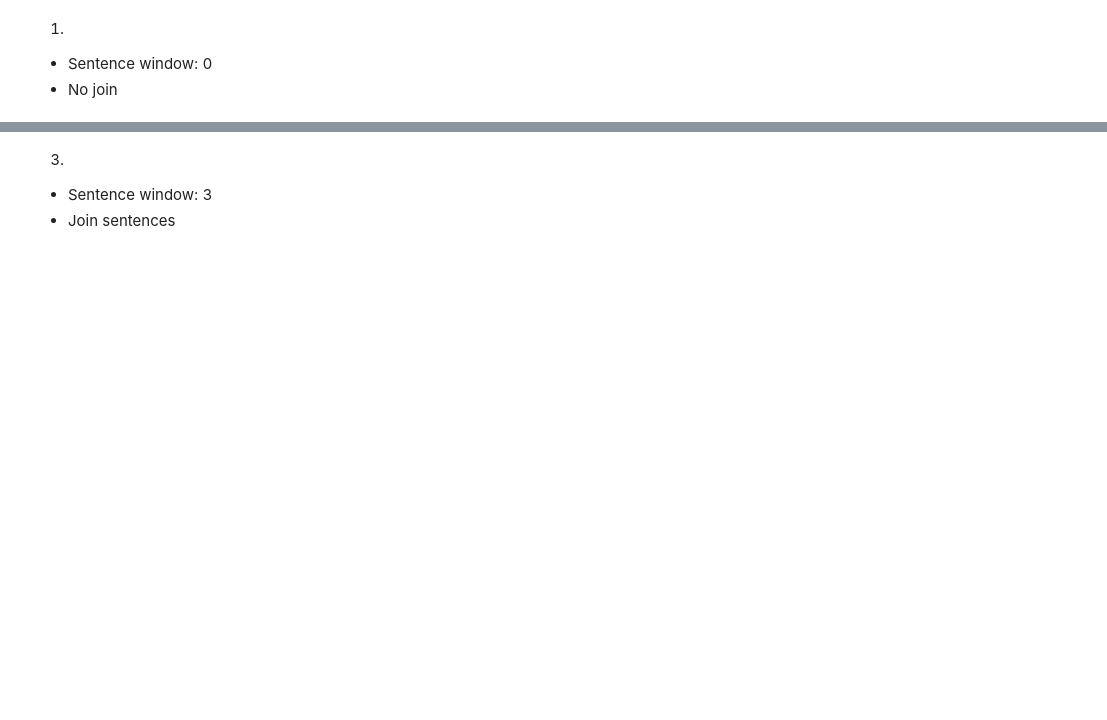
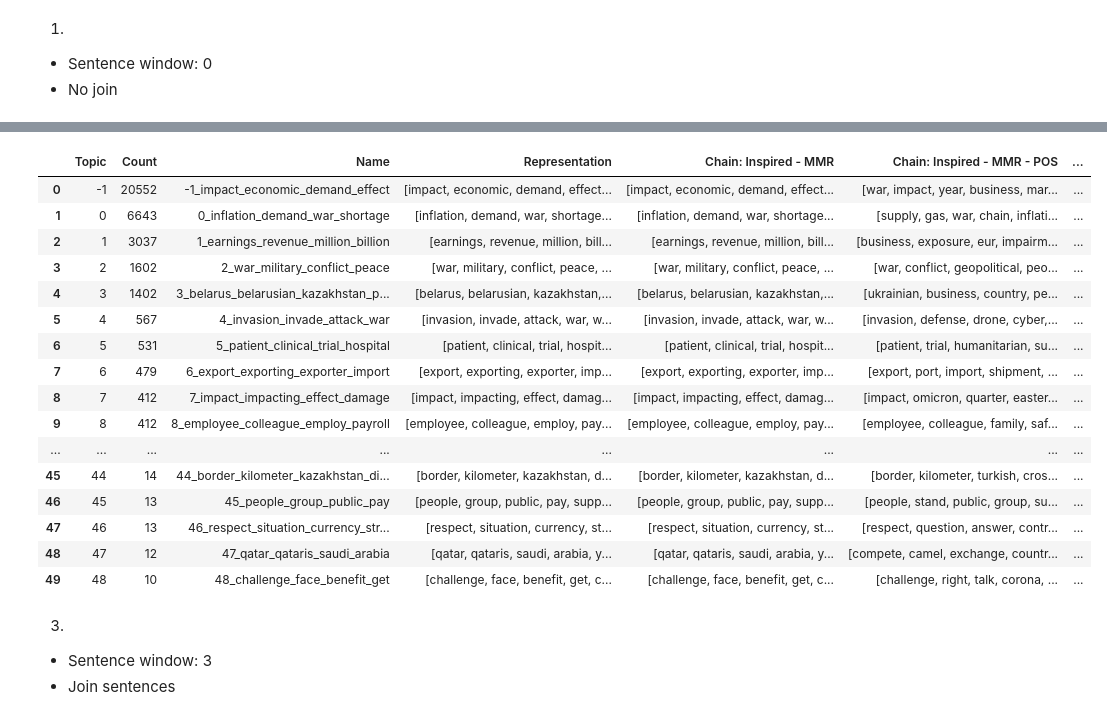
Before and after one commit to falseAzure/infineac, a Jupyter notebook: notebooks/infineac.ipynb, the cells around one changed output, grey strips where cells are left out. Saved outputs shown, nothing was run; the diff lists cells and outputs as text; code cells hidden in the pictures; blank space fills up the shorter version.

```diff
--- a/notebooks/infineac.ipynb
+++ b/notebooks/infineac.ipynb
@@ -518,0 +545,2 @@ topic_model_0_join.get_topic_info().to_csv("topic_model_0_join.csv")
+# %%
+topic_model_0_join_50, topics_0_join_50, probs_0_join_50 = topic_extractor.bert_advanced(corpus_window_0_join_df['processed_text'].to_list(), representation_model=representation_model, embedding_model=sentence_model_light, nr_topics=50)
@@ -519,3 +568,23 @@ topic_model_0_join.get_topic_info().to_csv("topic_model_0_join.csv")
+# %%
+topic_model_0_join_50.get_topic_info()
+# %% [output]
+|  | Topic | Count | Name | Representation | Chain: Inspired - MMR | Chain: Inspired - MMR - POS | ... |
+| 0 | -1 | 20552 | -1_impact_economic_demand_effect | [impact, economic, demand, effect... | [impact, economic, demand, effect... | [war, impact, year, business, mar... | ... |
+| 1 | 0 | 6643 | 0_inflation_demand_war_shortage | [inflation, demand, war, shortage... | [inflation, demand, war, shortage... | [supply, gas, war, chain, inflati... | ... |
+| 2 | 1 | 3037 | 1_earnings_revenue_million_billion | [earnings, revenue, million, bill... | [earnings, revenue, million, bill... | [business, exposure, eur, impairm... | ... |
+| 3 | 2 | 1602 | 2_war_military_conflict_peace | [war, military, conflict, peace, ... | [war, military, conflict, peace, ... | [war, conflict, geopolitical, peo... | ... |
+| 4 | 3 | 1402 | 3_belarus_belarusian_kazakhstan_p... | [belarus, belarusian, kazakhstan,... | [belarus, belarusian, kazakhstan,... | [ukrainian, business, country, pe... | ... |
+| 5 | 4 | 567 | 4_invasion_invade_attack_war | [invasion, invade, attack, war, w... | [invasion, invade, attack, war, w... | [invasion, defense, drone, cyber,... | ... |
+| 6 | 5 | 531 | 5_patient_clinical_trial_hospital | [patient, clinical, trial, hospit... | [patient, clinical, trial, hospit... | [patient, trial, humanitarian, su... | ... |
+| 7 | 6 | 479 | 6_export_exporting_exporter_import | [export, exporting, exporter, imp... | [export, exporting, exporter, imp... | [export, port, import, shipment, ... | ... |
+| 8 | 7 | 412 | 7_impact_impacting_effect_damage | [impact, impacting, effect, damag... | [impact, impacting, effect, damag... | [impact, omicron, quarter, easter... | ... |
+| 9 | 8 | 412 | 8_employee_colleague_employ_payroll | [employee, colleague, employ, pay... | [employee, colleague, employ, pay... | [employee, colleague, family, saf... | ... |
+| ... | ... | ... | ... | ... | ... | ... | ... |
+| 45 | 44 | 14 | 44_border_kilometer_kazakhstan_di... | [border, kilometer, kazakhstan, d... | [border, kilometer, kazakhstan, d... | [border, kilometer, turkish, cros... | ... |
+| 46 | 45 | 13 | 45_people_group_public_pay | [people, group, public, pay, supp... | [people, group, public, pay, supp... | [people, stand, public, group, su... | ... |
+| 47 | 46 | 13 | 46_respect_situation_currency_str... | [respect, situation, currency, st... | [respect, situation, currency, st... | [respect, question, answer, contr... | ... |
+| 48 | 47 | 12 | 47_qatar_qataris_saudi_arabia | [qatar, qataris, saudi, arabia, y... | [qatar, qataris, saudi, arabia, y... | [compete, camel, exchange, countr... | ... |
+| 49 | 48 | 10 | 48_challenge_face_benefit_get | [challenge, face, benefit, get, c... | [challenge, face, benefit, get, c... | [challenge, right, talk, corona, ... | ... |
 # %% [markdown]
 3.
 * Sentence window: 3
```
Also changed, not shown: parts of 25 cells of this notebook.
